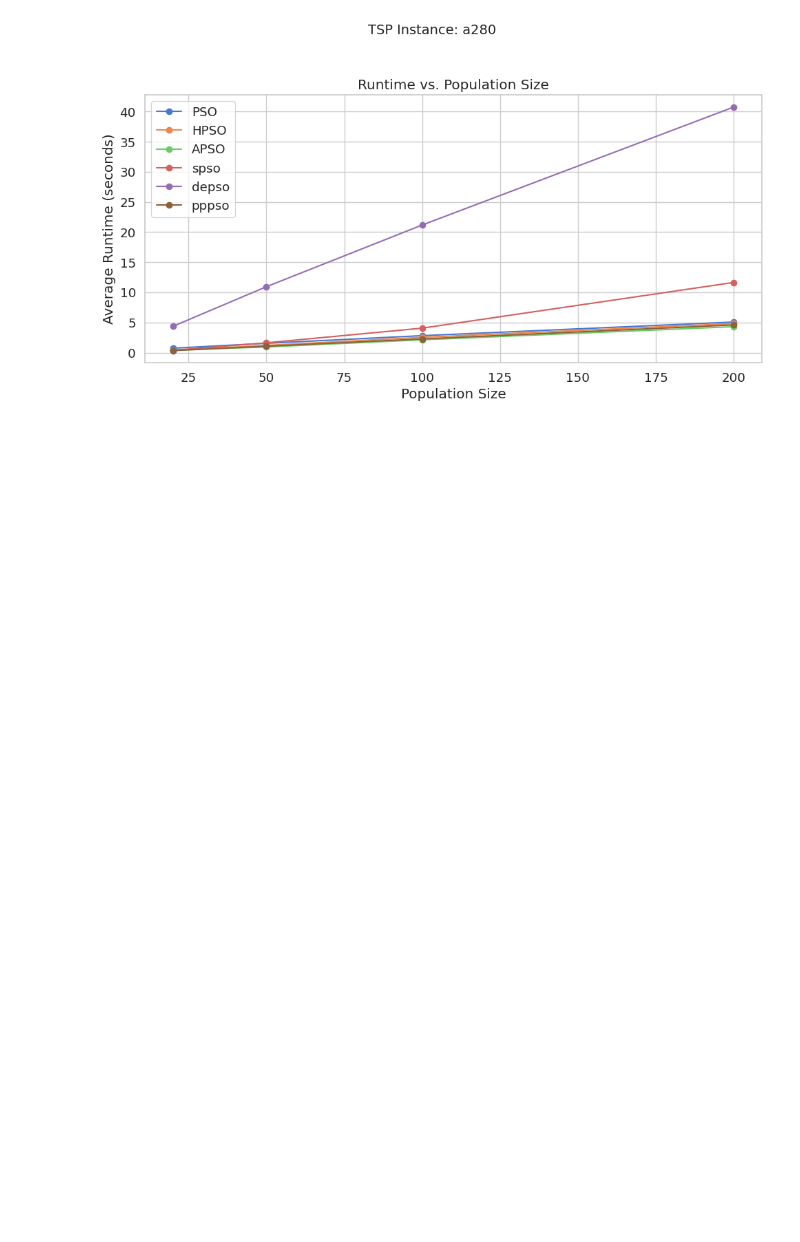
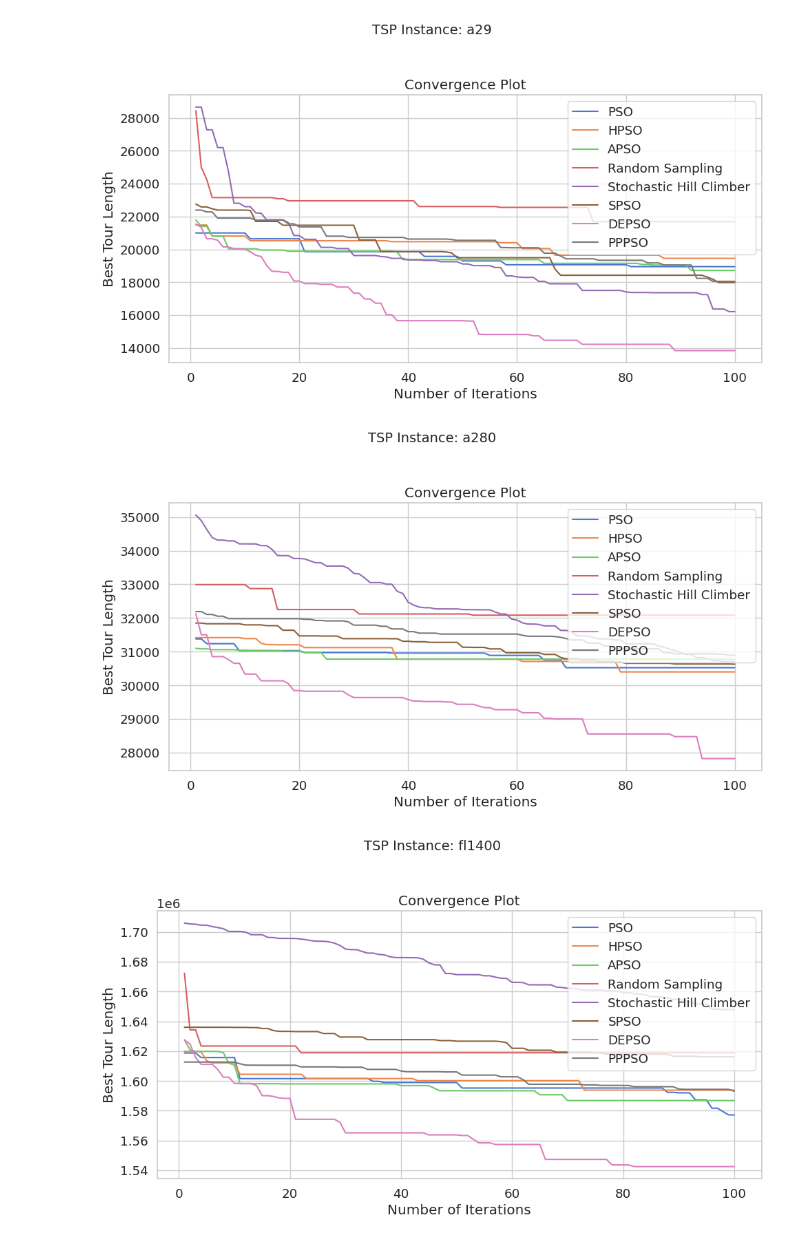
Before and after one commit to Tsomoriri/evoCA2, a Jupyter notebook: final_report.ipynb, the cells around one changed output. Drawn from its saved outputs; the diff is of its cells as text; code cells hidden in the pictures; blank space fills up the shorter version.

```diff
--- a/final_report.ipynb
+++ b/final_report.ipynb
@@ -8,19 +15,42 @@ facts :
 # %%
 #from utils import *
 from utilstest import *
 import warnings
 warnings.filterwarnings('ignore', category=UserWarning)
+# Usage example
+tsp_file_path = 'a29.tsp'
+csv_file_path = 'a29.csv'
+
+tsp_instance = ProcessData(tsp_file_path, csv_file_path)
+plotter = PrettyPlotting()
+
+
+experiment = Experiment(tsp_instance, num_runs=2,population_size=50,max_iterations=100, w=0.9, c1=0.1,c2=0.1, w_min=0.1, w_max=0.3, neighborhood_size=2, cr=0.1, f=0.1, fear_factor=0.9)
+experiment.run_best_hyperparameter_experiments()
+
 # Usage example
 tsp_file_path = 'a280.tsp'
 csv_file_path = 'a280_distance_matrix.csv'
 
 tsp_instance = ProcessData(tsp_file_path, csv_file_path)
 plotter = PrettyPlotting()
 
-experiment = Experiment(tsp_instance, num_runs=10)
 
-# Run experiments for different population sizes
-population_sizes = [20, 50, 100, 200]
-experiment.run_population_size_experiments(population_sizes)
+experiment = Experiment(tsp_instance, num_runs=2,population_size=50,max_iterations=100, w=0.9, c1=0.1,c2=0.1, w_min=0.1, w_max=0.3, neighborhood_size=2, cr=0.1, f=0.1, fear_factor=0.9)
+experiment.run_best_hyperparameter_experiments()
+
+
+# Usage example
+tsp_file_path = 'fl1400.tsp'
+csv_file_path = 'fl1400_distance_matrix.csv'
+
+tsp_instance = ProcessData(tsp_file_path, csv_file_path)
+plotter = PrettyPlotting()
+
+
+experiment = Experiment(tsp_instance, num_runs=2,population_size=50,max_iterations=100, w=0.9, c1=0.1,c2=0.1, w_min=0.1, w_max=0.3, neighborhood_size=2, cr=0.1, f=0.1, fear_factor=0.9)
+experiment.run_best_hyperparameter_experiments()
 # %% [output]
-[figure, old version]
+[figure, new version]
+[figure, added]
+[figure, added]
```
Also changed, not shown: parts of 19 cells of this notebook, 5 other files.
